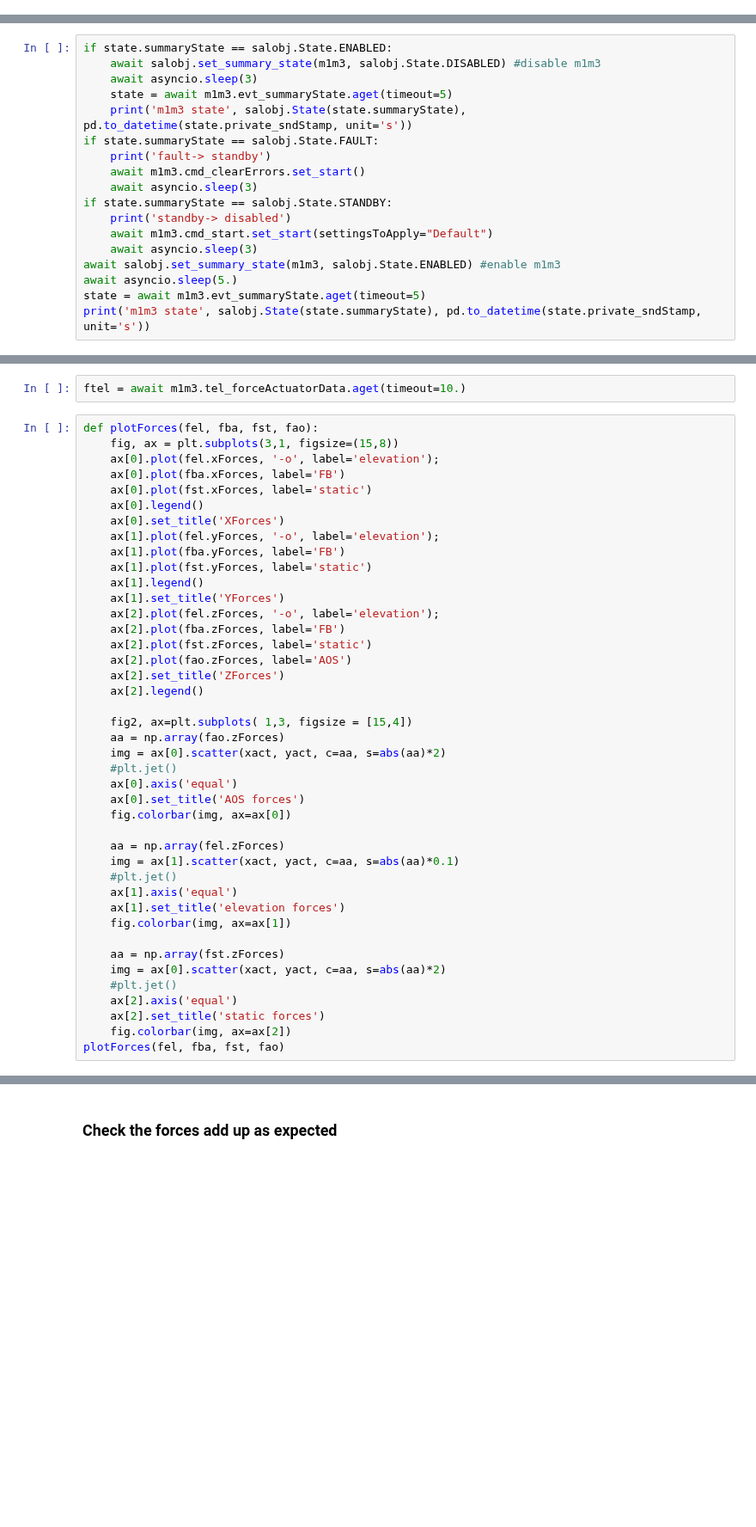
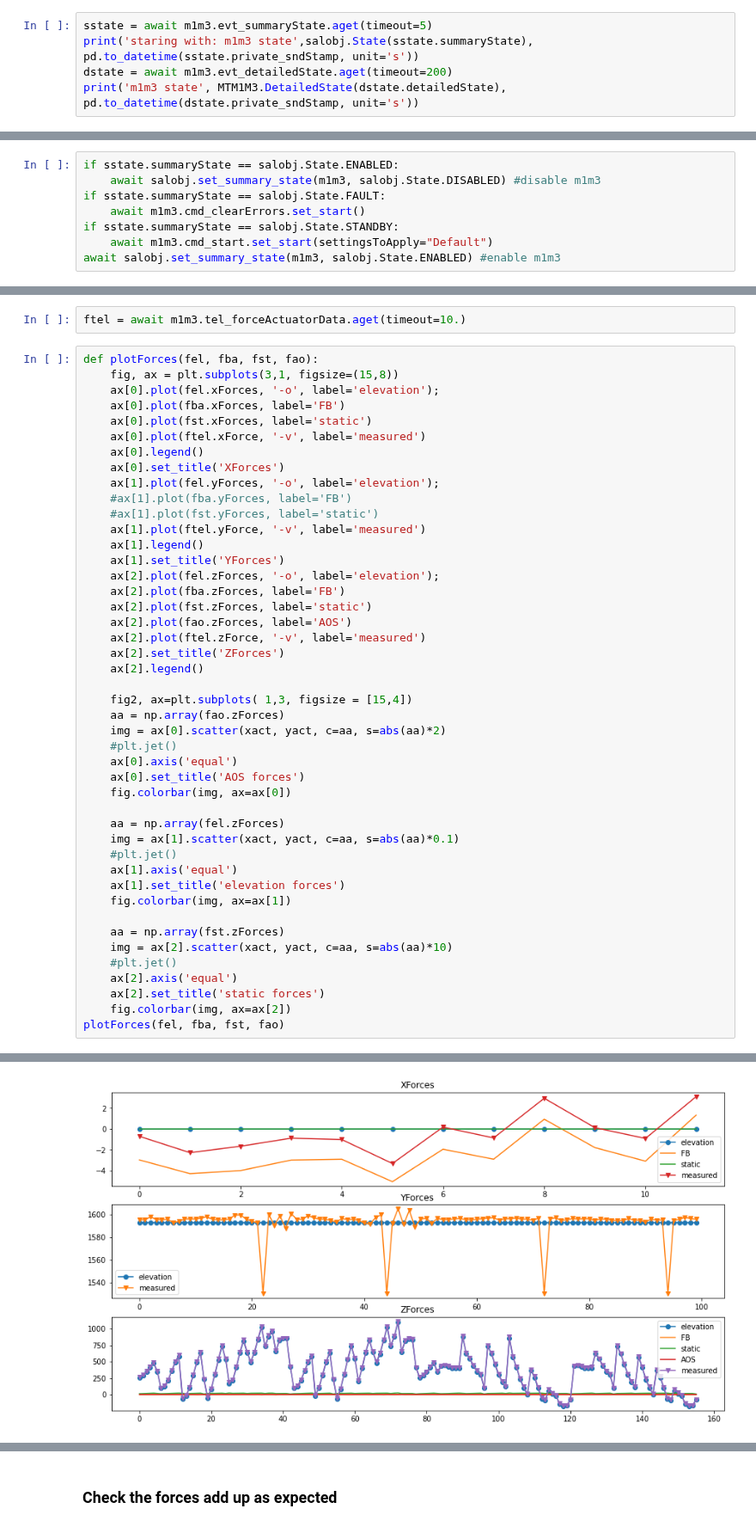
Before and after one commit to lsst-ts/ts_notebooks, a Jupyter notebook: bxin/ptg2m1m3/m1m3_diagnostic.ipynb, the cells around one changed output, grey strips where cells are left out. Shown at 86% size. Cells and saved outputs as stored; diff of their text form; blank space fills up the shorter version.

Commit message:
elevation y force larger than measured

```diff
--- a/bxin/ptg2m1m3/m1m3_diagnostic.ipynb
+++ b/bxin/ptg2m1m3/m1m3_diagnostic.ipynb
@@ -40,0 +72,5 @@ await asyncio.gather(ptg.start_task,
+# %%
+sstate = await m1m3.evt_summaryState.aget(timeout=5)
+print('staring with: m1m3 state',salobj.State(sstate.summaryState), pd.to_datetime(sstate.private_sndStamp, unit='s'))
+dstate = await m1m3.evt_detailedState.aget(timeout=200)
+print('m1m3 state', MTM1M3.DetailedState(dstate.detailedState), pd.to_datetime(dstate.private_sndStamp, unit='s'))
@@ -40,0 +113,8 @@ await asyncio.gather(ptg.start_task,
+# %%
+if sstate.summaryState == salobj.State.ENABLED:
+    await salobj.set_summary_state(m1m3, salobj.State.DISABLED) #disable m1m3
+if sstate.summaryState == salobj.State.FAULT:
+    await m1m3.cmd_clearErrors.set_start()
+if sstate.summaryState == salobj.State.STANDBY:
+    await m1m3.cmd_start.set_start(settingsToApply="Default")
+await salobj.set_summary_state(m1m3, salobj.State.ENABLED) #enable m1m3
@@ -52,21 +126,3 @@ print('staring with: m1m3 state',salobj.State(state.summaryState), pd.to_datetim
-# %%
-if state.summaryState == salobj.State.ENABLED:
-    await salobj.set_summary_state(m1m3, salobj.State.DISABLED) #disable m1m3
-    await asyncio.sleep(3)
-    state = await m1m3.evt_summaryState.aget(timeout=5)
-    print('m1m3 state', salobj.State(state.summaryState), pd.to_datetime(state.private_sndStamp, unit='s'))
-if state.summaryState == salobj.State.FAULT:
-    print('fault-> standby')
-    await m1m3.cmd_clearErrors.set_start()
-    await asyncio.sleep(3)
-if state.summaryState == salobj.State.STANDBY:
-    print('standby-> disabled')
-    await m1m3.cmd_start.set_start(settingsToApply="Default")
-    await asyncio.sleep(3)
-await salobj.set_summary_state(m1m3, salobj.State.ENABLED) #enable m1m3
-await asyncio.sleep(5.)
-state = await m1m3.evt_summaryState.aget(timeout=5)
-print('m1m3 state', salobj.State(state.summaryState), pd.to_datetime(state.private_sndStamp, unit='s'))
 # %%
 #may need to wait a few seconds before event shows up in EFD
 await asyncio.sleep(10.)
@@ -177,17 +271,20 @@ def plotForces(fel, fba, fst, fao):
     ax[0].plot(fel.xForces, '-o', label='elevation');
     ax[0].plot(fba.xForces, label='FB')
     ax[0].plot(fst.xForces, label='static')
+    ax[0].plot(ftel.xForce, '-v', label='measured')
     ax[0].legend()
     ax[0].set_title('XForces')
     ax[1].plot(fel.yForces, '-o', label='elevation');
-    ax[1].plot(fba.yForces, label='FB')
-    ax[1].plot(fst.yForces, label='static')
+    #ax[1].plot(fba.yForces, label='FB')
+    #ax[1].plot(fst.yForces, label='static')
+    ax[1].plot(ftel.yForce, '-v', label='measured')
     ax[1].legend()
     ax[1].set_title('YForces')
     ax[2].plot(fel.zForces, '-o', label='elevation');
     ax[2].plot(fba.zForces, label='FB')
     ax[2].plot(fst.zForces, label='static')
     ax[2].plot(fao.zForces, label='AOS')
+    ax[2].plot(ftel.zForce, '-v', label='measured')
     ax[2].set_title('ZForces')
     ax[2].legend()
 
@@ -207,9 +304,10 @@ def plotForces(fel, fba, fst, fao):
     fig.colorbar(img, ax=ax[1])
 
     aa = np.array(fst.zForces)
-    img = ax[0].scatter(xact, yact, c=aa, s=abs(aa)*2)
+    img = ax[2].scatter(xact, yact, c=aa, s=abs(aa)*10)
     #plt.jet()
     ax[2].axis('equal')
     ax[2].set_title('static forces')
     fig.colorbar(img, ax=ax[2])
 plotForces(fel, fba, fst, fao)
+# %% [output]
@@ -215,0 +331 @@ plotForces(fel, fba, fst, fao)
+[figure, added]
```
Also changed, not shown: parts of 51 cells of this notebook.
